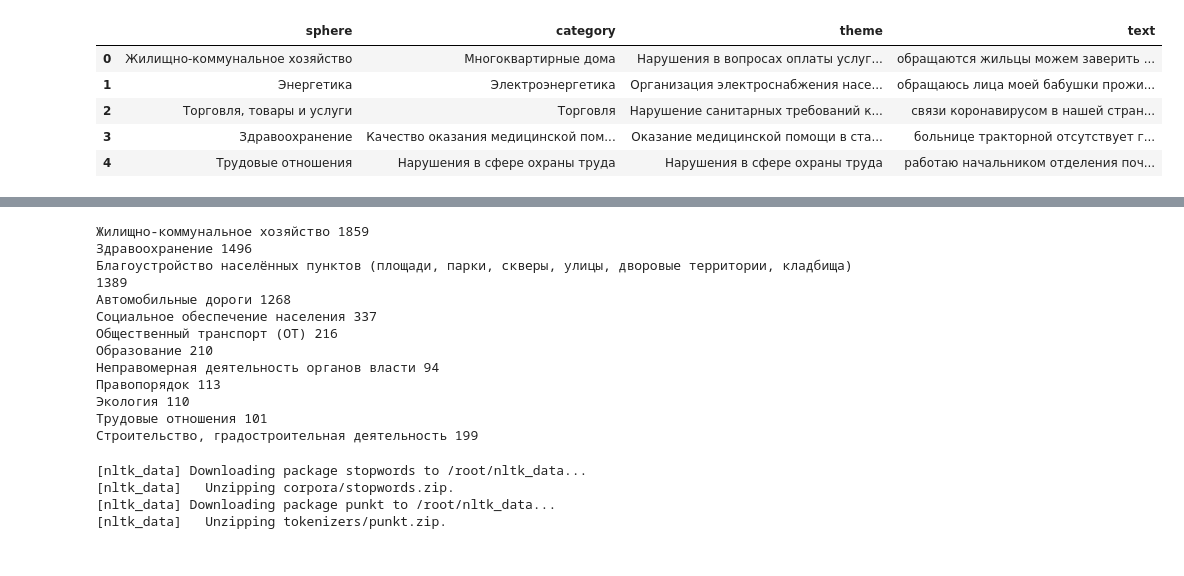
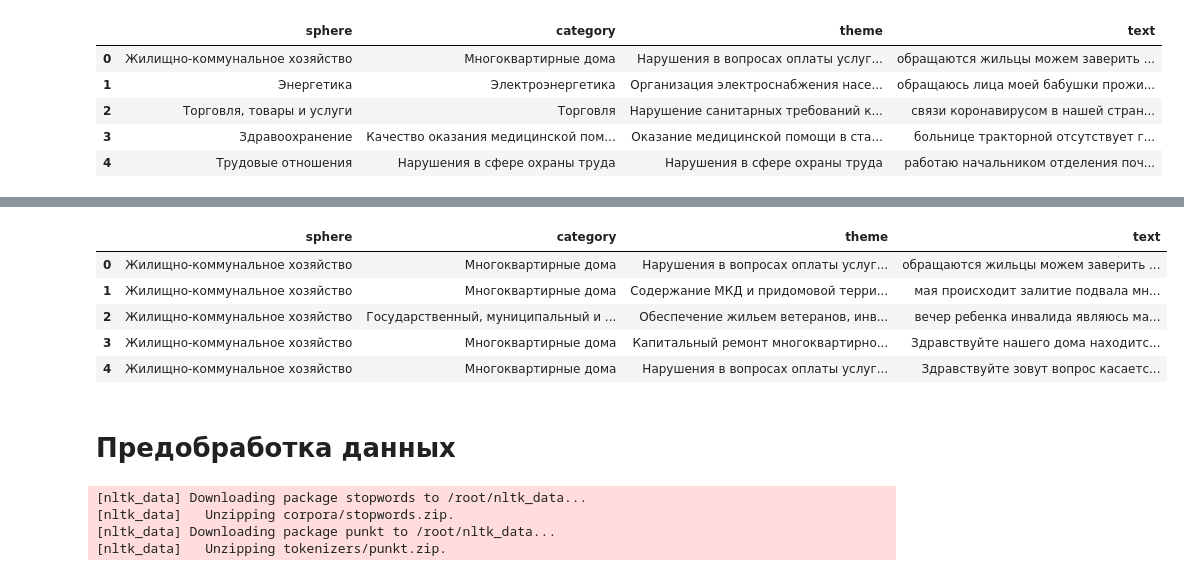
Before and after one commit to arinamur/Classification, a Jupyter notebook: Classificators.ipynb, the cells around one changed output, grey strips where cells are left out. Drawn from its saved outputs; the diff is of its cells as text; code cells hidden in the pictures.

```diff
--- a/Classificators.ipynb
+++ b/Classificators.ipynb
@@ -47,0 +28,4 @@ Name: 7561, dtype: object
+# %%
+for i in data['sphere'].unique():
+    df_sphere = data[data['sphere'] == i][:]
+    print(i, len(df_sphere))
@@ -52,5 +54,4 @@ df_res = pd.DataFrame()
 # %%
+df_res = pd.DataFrame()
 for i in spheres:
-    df_sphere = data[data['sphere'] == i][:]
-    print(i, len(df_sphere))
-    df_res = df_res.append(df_sphere, ignore_index=True)
+  df_res = pd.concat([df_res, data[data.sphere == i]], ignore_index=True)
@@ -75,21 +58,17 @@ for i in spheres:
-# %%
-for i in spheres:
-    df_sphere = data[data['sphere'] == i][:]
-    print(i, len(df_sphere))
-    df_res = df_res.append(df_sphere, ignore_index=True)
-# %% [output]
-Жилищно-коммунальное хозяйство 1859
-Здравоохранение 1496
-Благоустройство населённых пунктов (площади, парки, скверы, улицы, дворовые территории, кладбища) 1389
-Автомобильные дороги 1268
-Социальное обеспечение населения 337
-Общественный транспорт (ОТ) 216
-Образование 210
-Неправомерная деятельность органов власти 94
-Правопорядок 113
-Экология 110
-Трудовые отношения 101
-Строительство, градостроительная деятельность 199
+# %%
+indexes = [i for i, row in df_res.iterrows() if row.text == ' ' or type(row.text) == float]
+df_res = df_res.drop(axis=0, index=indexes)
+# %%
+df_res.head()
+# %% [output]
+|  | sphere | category | theme | text |
+| 0 | Жилищно-коммунальное хозяйство | Многоквартирные дома | Нарушения в вопросах оплаты услуг... | обращаются жильцы можем заверить ... |
+| 1 | Жилищно-коммунальное хозяйство | Многоквартирные дома | Содержание МКД и придомовой терри... | мая происходит залитие подвала мн... |
+| 2 | Жилищно-коммунальное хозяйство | Государственный, муниципальный и ... | Обеспечение жильем ветеранов, инв... | вечер ребенка инвалида являюсь ма... |
+| 3 | Жилищно-коммунальное хозяйство | Многоквартирные дома | Капитальный ремонт многоквартирно... | Здравствуйте нашего дома находитс... |
+| 4 | Жилищно-коммунальное хозяйство | Многоквартирные дома | Нарушения в вопросах оплаты услуг... | Здравствуйте зовут вопрос касаетс... |
+# %% [markdown]
+# Предобработка данных
 # %%
 import nltk
 nltk.download('stopwords')
```
Also changed, not shown: parts of 44 cells of this notebook.
